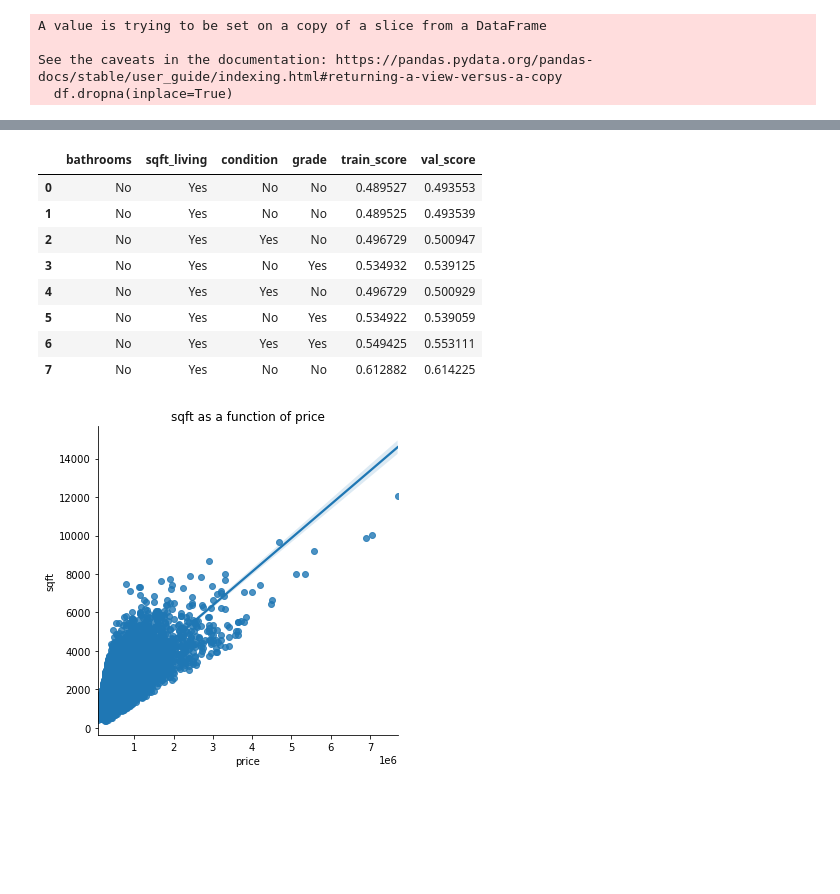
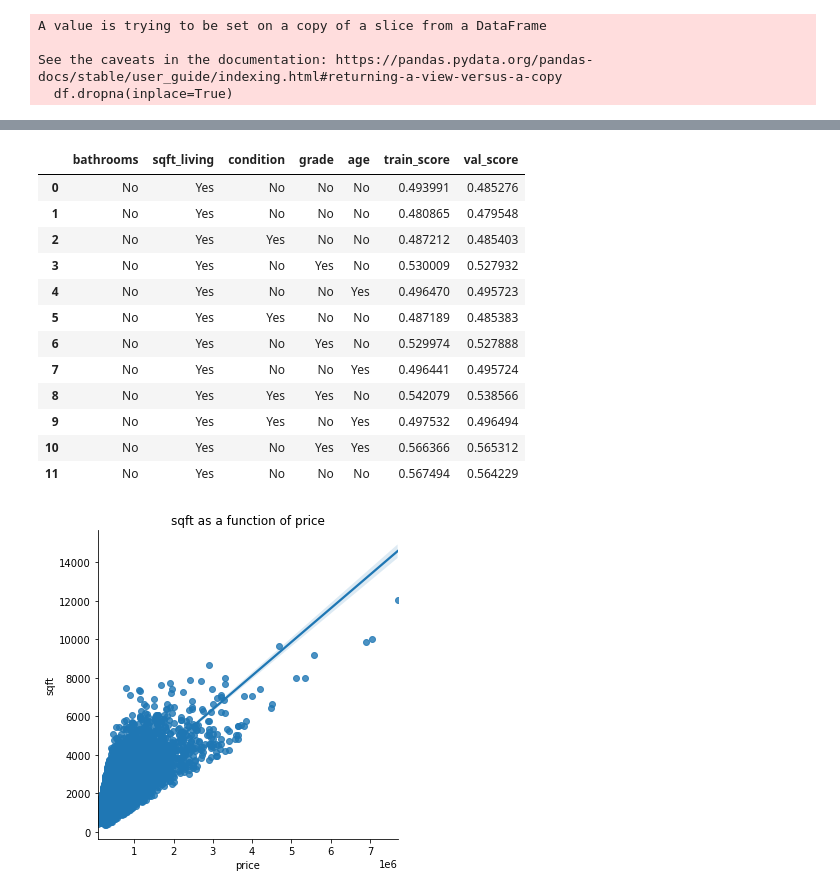
Before and after one commit to soohyunnie/project_2_analyze_houses, a Jupyter notebook: Avi_project .ipynb, the cells around one changed output, grey strips where cells are left out. Cells and saved outputs as stored; diff of their text form; code cells hidden in the pictures; blank space fills up the shorter version.

```diff
--- a/Avi_project .ipynb
+++ b/Avi_project .ipynb
@@ -238,3 +253,8 @@ dtype: int64
 df['sqft_basement'] = df['sqft_basement'].astype(float)
 # %%
 df= df[df['sqft_lot']<300000]
+# %%
+from sklearn.model_selection import train_test_split
+X = df.drop(['price'], axis=1)
+y = df['price']
+y= np.log(y)
@@ -312,0 +313,12 @@ X_train_numeric = X_train.select_dtypes("number").copy()
+# %%
+#y_test
+baseline_scores = cross_validate(
+    estimator=baseline_model,
+    X=X_test[[most_correlated_feature]],
+    y=y_test,
+    return_train_score=True,
+    cv=splitter
+)
+
+print("Train score:     ", baseline_scores["train_score"].mean())
+print("Validation score:", baseline_scores["test_score"].mean())
@@ -326,4 +341,3 @@ for index, col in enumerate(scatterplot_data.columns):
 # %%
-X_train_second_model = X_train_numeric.drop(["sqft_lot15", "zipcode", "long", 'lat', 'yr_renovated', 'waterfront', 'view','bedrooms', 'sqft_lot', 'floors', 'yr_built', 'sqft_living15', 'sqft_above'], axis=1).copy()
-
-X_train_second_model
+X_train_second_model = X_train.drop(["sqft_lot15", "zipcode", "long", 'lat', 'waterfront', 'view','bedrooms', 'sqft_lot', 'floors', 'sqft_living15', 'sqft_above', 'bathrooms'], axis=1).copy()
+X_test_second_model = X_test.drop(["sqft_lot15", "zipcode", "long", 'lat', 'waterfront', 'view','bedrooms', 'sqft_lot', 'floors', 'sqft_living15', 'sqft_above', 'bathrooms'], axis=1).copy()
@@ -369,0 +370,19 @@ Validation score: 0.4935530672243642
+# %%
+#y_test
+second_model = LinearRegression()
+
+second_model_scores = cross_validate(
+    estimator=second_model,
+    X=X_test_second_model,
+    y=y_test,
+    return_train_score=True,
+    cv=splitter
+)
+
+print("Current Model")
+print("Train score:     ", second_model_scores["train_score"].mean())
+print("Validation score:", second_model_scores["test_score"].mean())
+print()
+print("Baseline Model")
+print("Train score:     ", baseline_scores["train_score"].mean())
+print("Validation score:", baseline_scores["test_score"].mean())
@@ -431,7 +483,7 @@ age: True
 # %%
 from itertools import combinations
 
-features = ["bathrooms", "sqft_living", 'condition', 'grade']
+features = ["bathrooms", "sqft_living", 'condition', 'grade','age']
 
 # Make a dataframe to hold the results (not strictly necessary
 # but it makes the output easier to read)
@@ -462,42 +514,46 @@ for feature in features[1:]:
     }, ignore_index=True)
 
 # Selecting 2 additional features
 for (feature1, feature2) in list(combinations(features[1:], 2)):
     scores = cross_validate(
         estimator=second_model,
         X=X_train[["sqft_living", feature1, feature2]],
         y=y_train,
         return_train_score=True,
         cv=splitter
     )
     results_df = results_df.append({
         feature1: "Yes",
         feature2: "Yes",
         "train_score": scores["train_score"].mean(),
         "val_score": scores["test_score"].mean()
     }, ignore_index=True)
 
 # Including all 3 additional features
 results_df = results_df.append({
     "train_score": second_model_scores["train_score"].mean(),
     "val_score": second_model_scores["test_score"].mean()
 }, ignore_index=True)
 
 # Fill in remaining values where appropriate
 results_df["sqft_living"] = "Yes"
 results_df.fillna("No", inplace=True)
 
 results_df
 # %% [output]
-|  | bathrooms | sqft_living | condition | grade | train_score | val_score |
-| 0 | No | Yes | No | No | 0.489527 | 0.493553 |
-| 1 | No | Yes | No | No | 0.489525 | 0.493539 |
-| 2 | No | Yes | Yes | No | 0.496729 | 0.500947 |
-| 3 | No | Yes | No | Yes | 0.534932 | 0.539125 |
-| 4 | No | Yes | Yes | No | 0.496729 | 0.500929 |
-| 5 | No | Yes | No | Yes | 0.534922 | 0.539059 |
-| 6 | No | Yes | Yes | Yes | 0.549425 | 0.553111 |
-| 7 | No | Yes | No | No | 0.612882 | 0.614225 |
+|  | bathrooms | sqft_living | condition | grade | age | train_score | val_score |
+| 0 | No | Yes | No | No | No | 0.493991 | 0.485276 |
+| 1 | No | Yes | No | No | No | 0.480865 | 0.479548 |
+| 2 | No | Yes | Yes | No | No | 0.487212 | 0.485403 |
+| 3 | No | Yes | No | Yes | No | 0.530009 | 0.527932 |
+| 4 | No | Yes | No | No | Yes | 0.496470 | 0.495723 |
+| 5 | No | Yes | Yes | No | No | 0.487189 | 0.485383 |
+| 6 | No | Yes | No | Yes | No | 0.529974 | 0.527888 |
+| 7 | No | Yes | No | No | Yes | 0.496441 | 0.495724 |
+| 8 | No | Yes | Yes | Yes | No | 0.542079 | 0.538566 |
+| 9 | No | Yes | Yes | No | Yes | 0.497532 | 0.496494 |
+| 10 | No | Yes | No | Yes | Yes | 0.566366 | 0.565312 |
+| 11 | No | Yes | No | No | No | 0.567494 | 0.564229 |
 # %%
 sns.lmplot(data=df, x='price', y='sqft_living')
 plt.xlabel('price')
```
Also changed, not shown: parts of 42 cells of this notebook, 1 other file.
